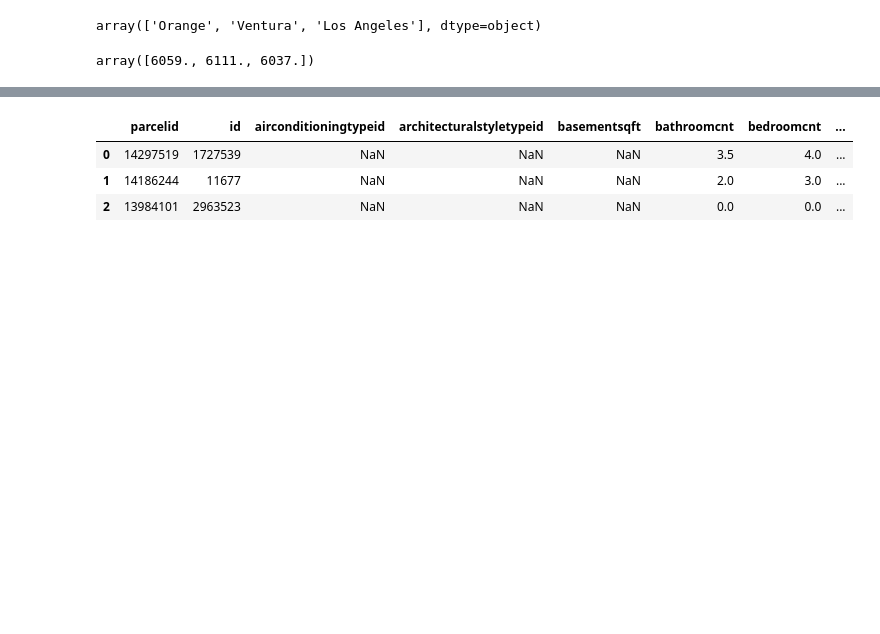
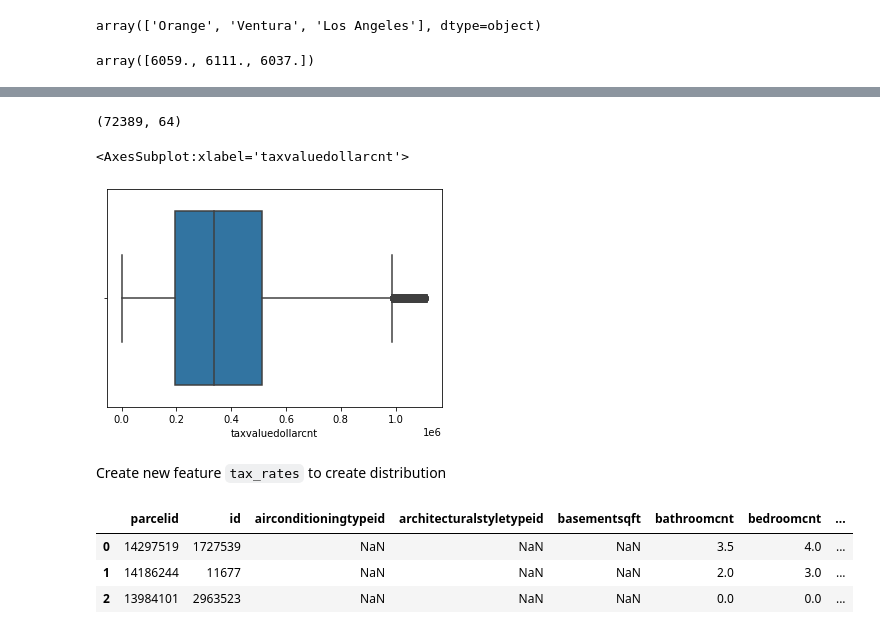
Before and after one commit to o0amandagomez0o/regression_project, a Jupyter notebook: zillow.ipynb, the cells around one changed output, grey strips where cells are left out. Drawn from its saved outputs; the diff is of its cells as text; code cells hidden in the pictures; blank space fills up the shorter version.

```diff
--- a/zillow.ipynb
+++ b/zillow.ipynb
@@ -1148 +1225,17 @@ array([6059., 6111., 6037.])
+# %%
+# let's remove them upper outliers (1.5).
+full = full[full.taxvaluedollarcnt < upper_bound]
+full.shape
+
+# OG count: 77574
+# %% [output]
+(72389, 64)
+# %%
+sns.boxplot(x="taxvaluedollarcnt", data=full)
+#MUCH better!
+# %% [output]
+<AxesSubplot:xlabel='taxvaluedollarcnt'>
+[figure, added]
+# %% [markdown]
+Create new feature `tax_rates` to create distribution
 # %%
```
Also changed, not shown: parts of 58 cells of this notebook, 1 other file.
